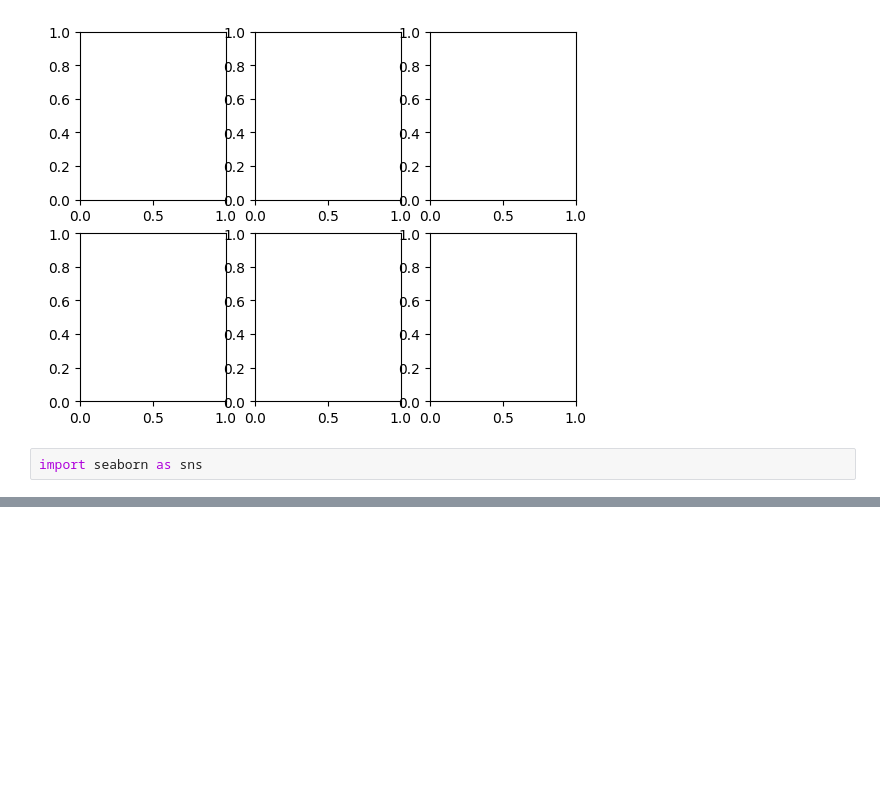
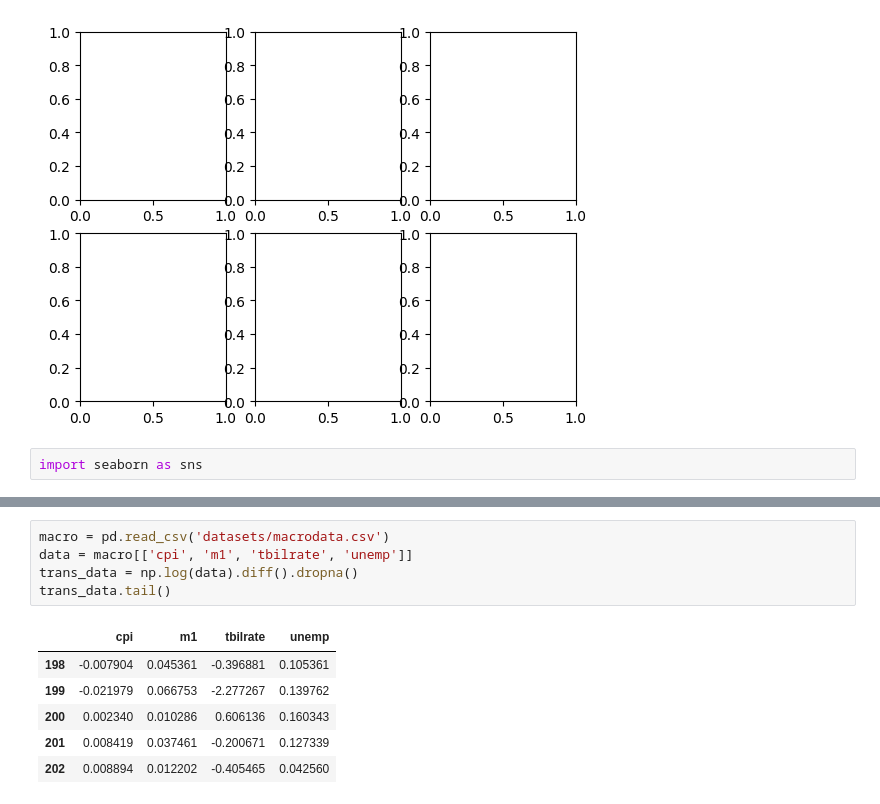
Before and after one commit to christianV1zcardo/book_python_for_data_analysis, a Jupyter notebook: chapt9.ipynb, the cells around one changed output, grey strips where cells are left out. Drawn from its saved outputs; the diff is of its cells as text; blank space fills up the shorter version.

```diff
--- a/chapt9.ipynb
+++ b/chapt9.ipynb
@@ -36,0 +37,12 @@ sns.histplot(values, bins=100, color="black")
+# %%
+macro = pd.read_csv('datasets/macrodata.csv')
+data = macro[['cpi', 'm1', 'tbilrate', 'unemp']]
+trans_data = np.log(data).diff().dropna()
+trans_data.tail()
+# %% [output]
+|  | cpi | m1 | tbilrate | unemp |
+| 198 | -0.007904 | 0.045361 | -0.396881 | 0.105361 |
+| 199 | -0.021979 | 0.066753 | -2.277267 | 0.139762 |
+| 200 | 0.002340 | 0.010286 | 0.606136 | 0.160343 |
+| 201 | 0.008419 | 0.037461 | -0.200671 | 0.127339 |
+| 202 | 0.008894 | 0.012202 | -0.405465 | 0.042560 |
```
Also changed, not shown: parts of 3 cells of this notebook.
